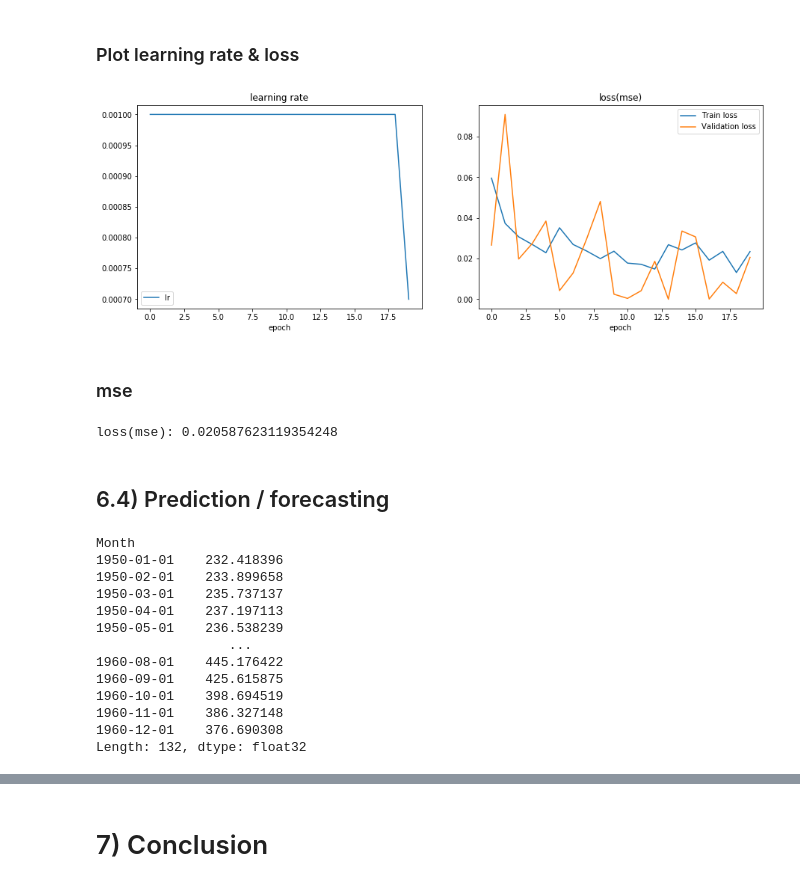
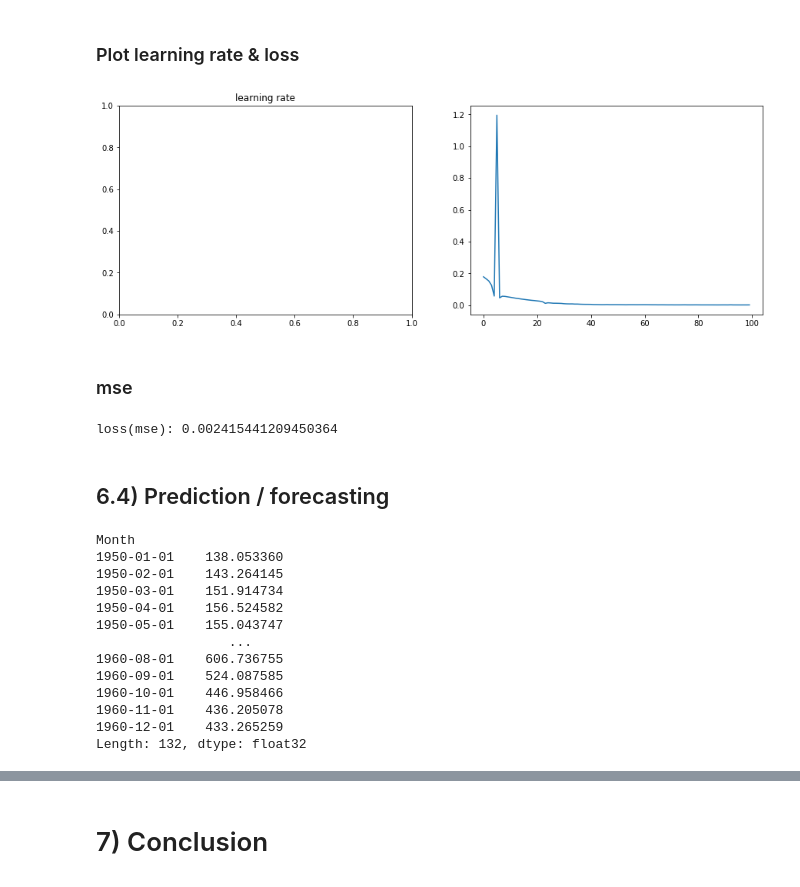
Before and after one commit to raymondlam19/Time-series-forecasting, a Jupyter notebook: 1_Air-Passenger/20200615_time-series-forecasting-with-arima-sarimax.ipynb, the cells around one changed output, grey strips where cells are left out. Drawn from its saved outputs; the diff is of its cells as text; code cells hidden in the pictures.

```diff
--- a/1_Air-Passenger/20200615_time-series-forecasting-with-arima-sarimax.ipynb
+++ b/1_Air-Passenger/20200615_time-series-forecasting-with-arima-sarimax.ipynb
@@ -825,7 +827,7 @@ TimeseriesGenerator supports multi time-series inputs. Here, we use one time-ser
 # %%
 # train-test split (use df)
-train = df.iloc[:len(df)-24]
-test = df.iloc[len(df)-24:]
+train = df.iloc[:len(df)-12]
+test = df.iloc[len(df)-12:]
 # %% [markdown]
 ### Normalizing input data for LSTM model first
 LSTMs are sensitive to the scale of the input data, specifically when the sigmoid (default) or tanh activation functions are used. It can be a good practice to rescale the data to the range of 0-to-1, also called normalizing. We can easily normalize the dataset using the **MinMaxScaler** preprocessing class from the scikit-learn library.
@@ -877,7 +869,7 @@ len(df_generator): 132
 # %%
 # Build LSTM model
 lstm_model = Sequential()
-lstm_model.add(LSTM(200, activation='relu', dropout=0.2, recurrent_dropout=0.2, input_shape=(x_len, 1)))
+lstm_model.add(LSTM(200, activation='relu', recurrent_activation='relu', input_shape=(timesteps, n_features)))
 lstm_model.add(Dense(1))
 
 # Compile
@@ -909,9 +904,9 @@ callbacks = [
 # %% [markdown]
 ### Training
 # %%
-history = lstm_model.fit_generator(generator = train_generator,
-                                   validation_data = test_generator,
-                                   epochs=20,
-                                   callbacks = callbacks
+history = lstm_model.fit_generator(generator = df_generator,
+                                   #validation_data = test_generator,
+                                   epochs=100,
+                                   #callbacks = callbacks
                                   )
 # %% [output]
@@ -942,51 +937,54 @@ dict_keys(['val_loss', 'loss', 'lr'])
 ### Plot learning rate & loss
 # %%
 def show_history(history):
-    fig, ax = plt.subplots(1, 2, figsize=(15,5))
-    ax[0].set_title('learning rate')
-    ax[0].plot(history.epoch, history.history["lr"], label="lr")
+    try:
+        fig, ax = plt.subplots(1, 2, figsize=(15,5))
+        ax[0].set_title('learning rate')
+        ax[0].plot(history.epoch, history.history["lr"], label="lr")
 
-    ax[1].set_title('loss(mse)')
-    ax[1].plot(history.epoch, history.history["loss"], label="Train loss")
-    ax[1].plot(history.epoch, history.history["val_loss"], label="Validation loss")
+        ax[1].set_title('loss(mse)')
+        ax[1].plot(history.epoch, history.history["loss"], label="Train loss")
+        ax[1].plot(history.epoch, history.history["val_loss"], label="Validation loss")
 
-    ax[0].legend()
-    ax[1].legend()
+        ax[0].legend()
+        ax[1].legend()
 
-    ax[0].set_xlabel('epoch')
-    ax[1].set_xlabel('epoch')
+        ax[0].set_xlabel('epoch')
+        ax[1].set_xlabel('epoch')
+    except:
+        plt.plot(history.epoch, history.history["loss"])
 
 show_history(history)
 # %% [output]
-[figure, old version]
+[figure, new version]
 # %% [markdown]
 ### mse
 # %%
-score = lstm_model.evaluate_generator(test_generator)
+score = lstm_model.evaluate_generator(df_generator)
 
 print("loss(mse):", score)
 # %% [output]
-loss(mse): 0.020587623119354248
+loss(mse): 0.002415441209450364
 # %% [markdown]
 ## 6.4) Prediction / forecasting <a name="6.4"></a>
 # %%
 pred_df_scaled = lstm_model.predict_generator(df_generator)
 pred_df = scaler.inverse_transform(pred_df_scaled)
-pred_df = pd.Series(np.squeeze(pred_df), index = df.index[x_len:])
+pred_df = pd.Series(np.squeeze(pred_df), index = df.index[timesteps:])
 pred_df
 # %% [output]
 Month
-1950-01-01    232.418396
-1950-02-01    233.899658
-1950-03-01    235.737137
-1950-04-01    237.197113
-1950-05-01    236.538239
+1950-01-01    138.053360
+1950-02-01    143.264145
+1950-03-01    151.914734
+1950-04-01    156.524582
+1950-05-01    155.043747
                  ...
-1960-08-01    445.176422
-1960-09-01    425.615875
-1960-10-01    398.694519
-1960-11-01    386.327148
-1960-12-01    376.690308
+1960-08-01    606.736755
+1960-09-01    524.087585
+1960-10-01    446.958466
+1960-11-01    436.205078
+1960-12-01    433.265259
 Length: 132, dtype: float32
 # %%
 # Plot
```
Also changed, not shown: parts of 20 cells of this notebook.
